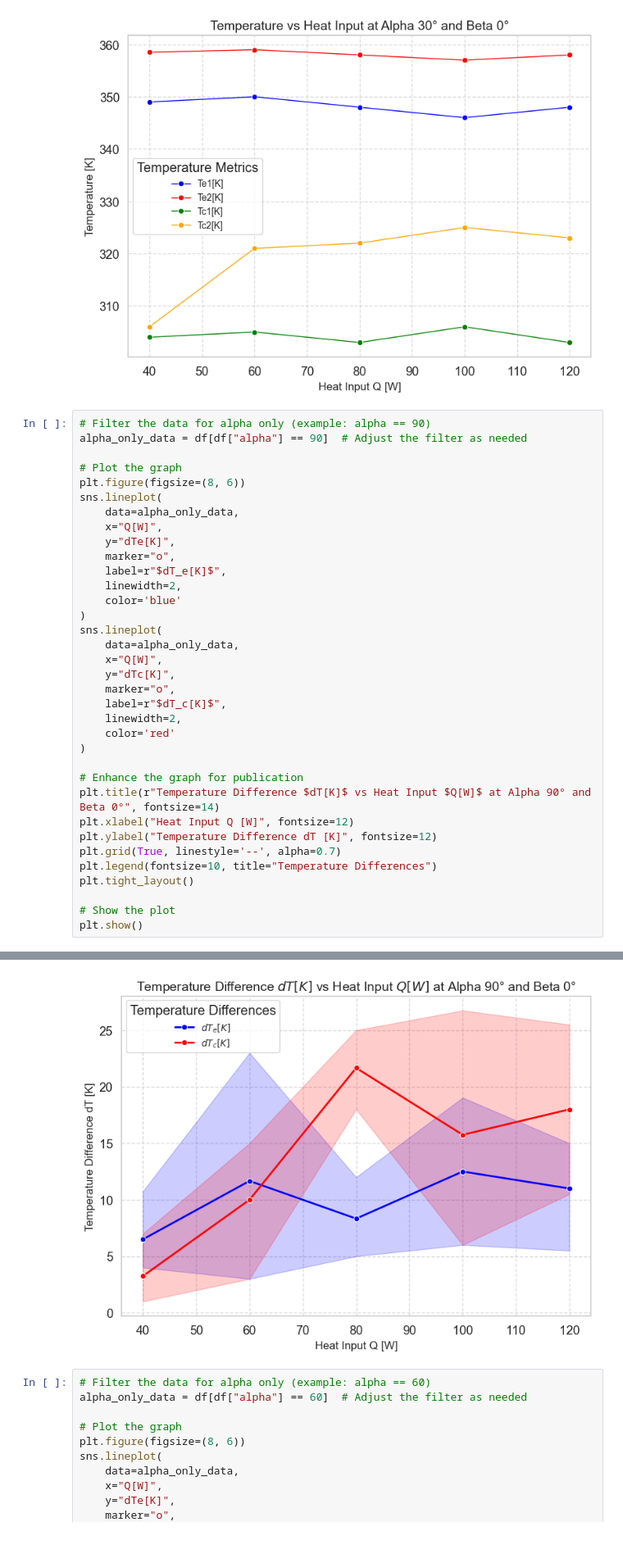
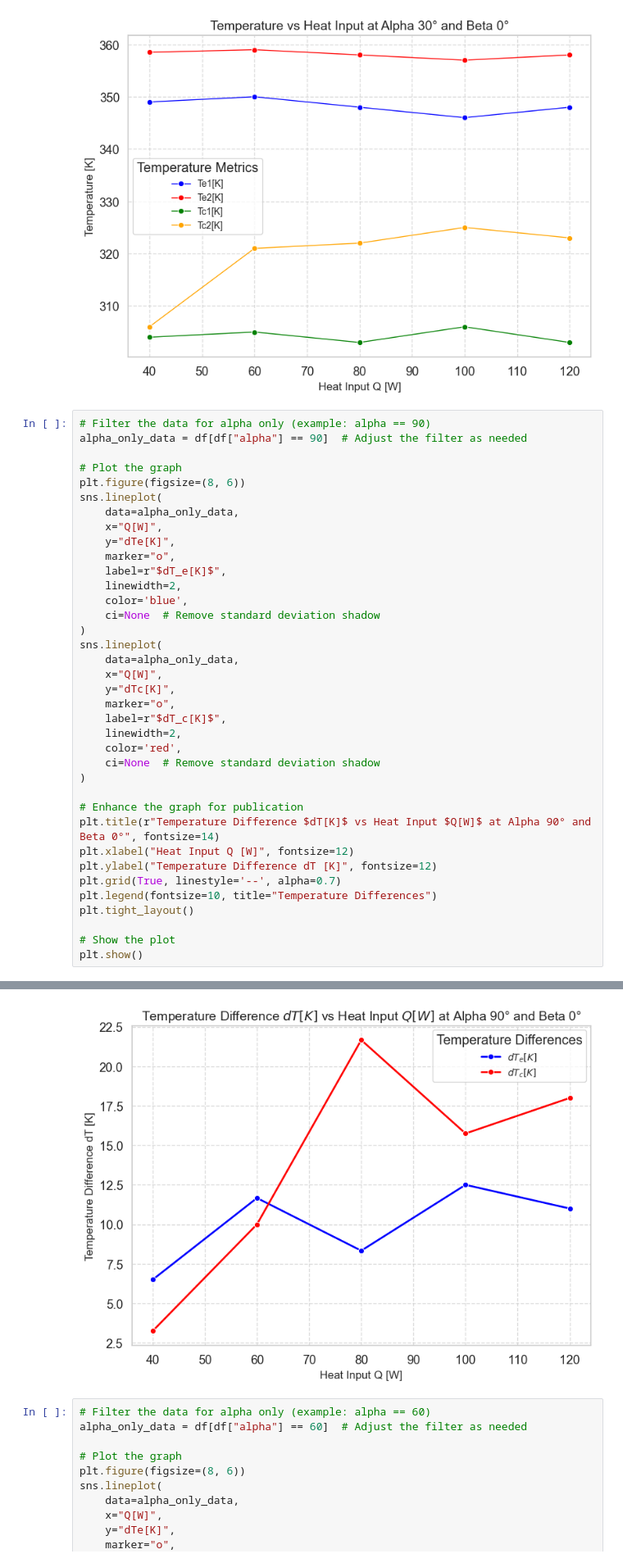
Before and after one commit to kamleshparmar17/Advanced_PulseHeatPipe_krp, a Jupyter notebook: ml/eda/plots_five_steps_method.ipynb, the cells around one changed output, grey strips where cells are left out. Shown at 82% size. Saved outputs shown, nothing was run; the diff lists cells and outputs as text.

Commit message:
plots_five_steps_method all the plots are updated

```diff
--- a/ml/eda/plots_five_steps_method.ipynb
+++ b/ml/eda/plots_five_steps_method.ipynb
@@ -295,7 +309,8 @@ sns.lineplot(
     marker="o",
     label=r"$dT_e[K]$",
     linewidth=2,
-    color='blue'
+    color='blue',
+    ci=None  # Remove standard deviation shadow
 )
 sns.lineplot(
     data=alpha_only_data,
@@ -304,7 +319,8 @@ sns.lineplot(
     marker="o",
     label=r"$dT_c[K]$",
     linewidth=2,
-    color='red'
+    color='red',
+    ci=None  # Remove standard deviation shadow
 )
 
 # Enhance the graph for publication
@@ -321,4 +344,4 @@ plt.show()
-[figure, old version]
+[figure, new version]
 # %%
 # Filter the data for alpha only (example: alpha == 60)
 alpha_only_data = df[df["alpha"] == 60]  # Adjust the filter as needed
```
Also changed, not shown: parts of 19 cells of this notebook.
